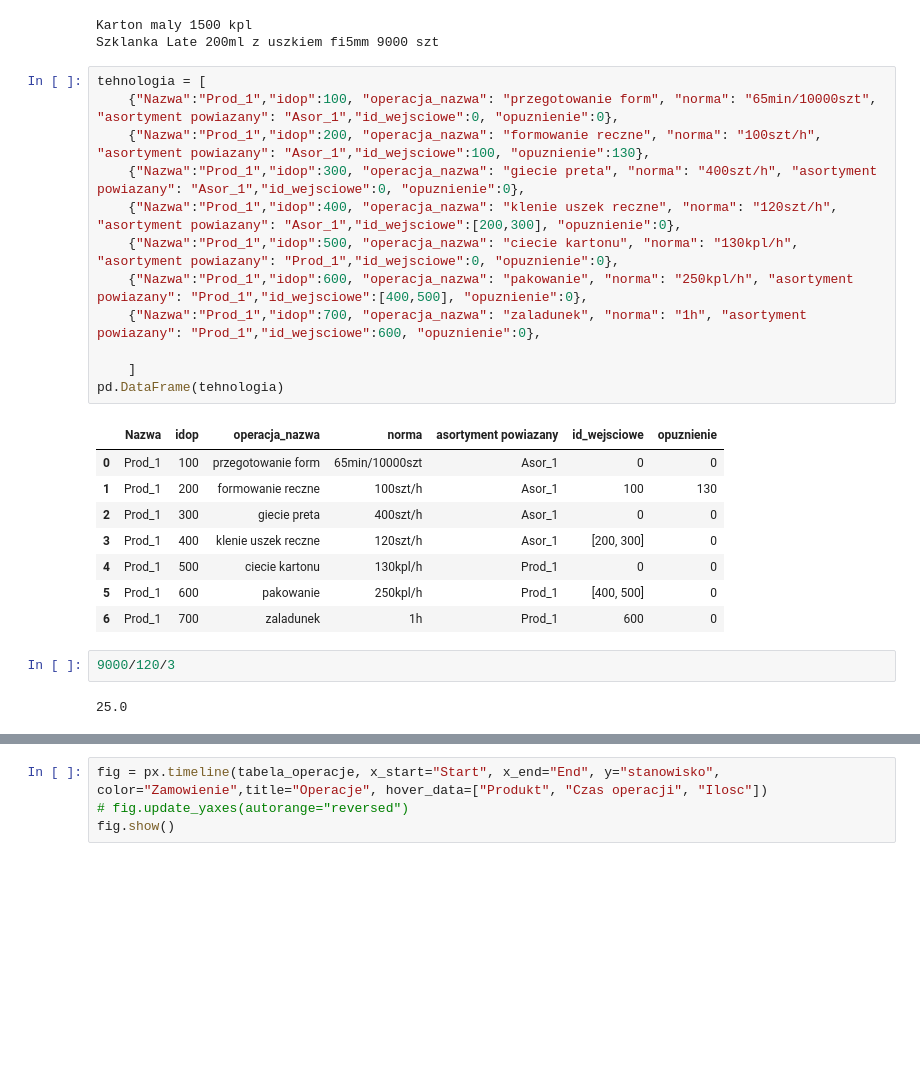
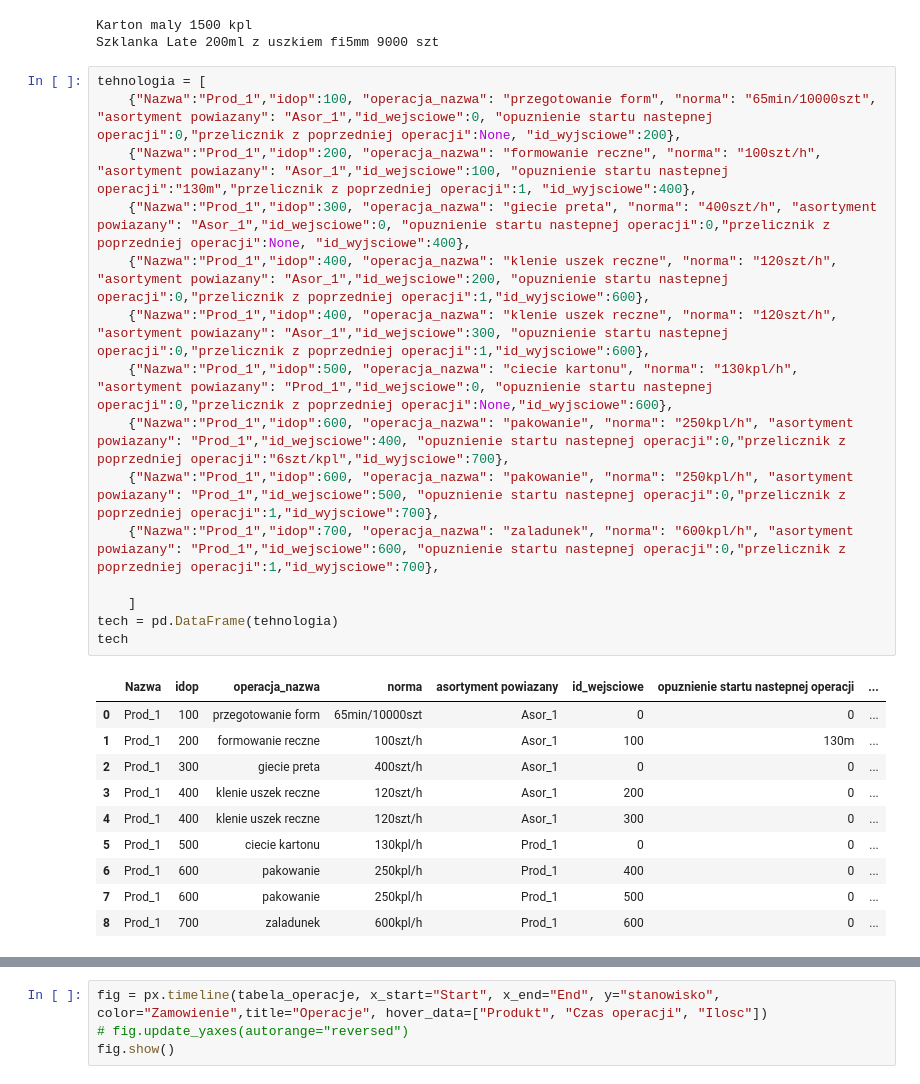
Before and after one commit to Mogarthron/Planer, a Jupyter notebook: plan.ipynb, the cells around one changed output, grey strips where cells are left out. Drawn from its saved outputs; the diff is of its cells as text; blank space fills up the shorter version.

```diff
--- a/plan.ipynb
+++ b/plan.ipynb
@@ -79,26 +79,27 @@ Karton maly 1500 kpl
 Szklanka Late 200ml z uszkiem fi5mm 9000 szt
 # %%
 tehnologia = [
-    {"Nazwa":"Prod_1","idop":100, "operacja_nazwa": "przegotowanie form", "norma": "65min/10000szt", "asortyment powiazany": "Asor_1","id_wejsciowe":0, "opuznienie":0},
-    {"Nazwa":"Prod_1","idop":200, "operacja_nazwa": "formowanie reczne", "norma": "100szt/h", "asortyment powiazany": "Asor_1","id_wejsciowe":100, "opuznienie":130},
-    {"Nazwa":"Prod_1","idop":300, "operacja_nazwa": "giecie preta", "norma": "400szt/h", "asortyment powiazany": "Asor_1","id_wejsciowe":0, "opuznienie":0},
-    {"Nazwa":"Prod_1","idop":400, "operacja_nazwa": "klenie uszek reczne", "norma": "120szt/h", "asortyment powiazany": "Asor_1","id_wejsciowe":[200,300], "opuznienie":0},
-    {"Nazwa":"Prod_1","idop":500, "operacja_nazwa": "ciecie kartonu", "norma": "130kpl/h", "asortyment powiazany": "Prod_1","id_wejsciowe":0, "opuznienie":0},
-    {"Nazwa":"Prod_1","idop":600, "operacja_nazwa": "pakowanie", "norma": "250kpl/h", "asortyment powiazany": "Prod_1","id_wejsciowe":[400,500], "opuznienie":0},
-    {"Nazwa":"Prod_1","idop":700, "operacja_nazwa": "zaladunek", "norma": "1h", "asortyment powiazany": "Prod_1","id_wejsciowe":600, "opuznienie":0},
+    {"Nazwa":"Prod_1","idop":100, "operacja_nazwa": "przegotowanie form", "norma": "65min/10000szt", "asortyment powiazany": "Asor_1","id_wejsciowe":0, "opuznienie startu nastepnej operacji":0,"przelicznik z poprzedniej operacji":None, "id_wyjsciowe":200},
+    {"Nazwa":"Prod_1","idop":200, "operacja_nazwa": "formowanie reczne", "norma": "100szt/h", "asortyment powiazany": "Asor_1","id_wejsciowe":100, "opuznienie startu nastepnej operacji":"130m","przelicznik z poprzedniej operacji":1, "id_wyjsciowe":400},
+    {"Nazwa":"Prod_1","idop":300, "operacja_nazwa": "giecie preta", "norma": "400szt/h", "asortyment powiazany": "Asor_1","id_wejsciowe":0, "opuznienie startu nastepnej operacji":0,"przelicznik z poprzedniej operacji":None, "id_wyjsciowe":400},
+    {"Nazwa":"Prod_1","idop":400, "operacja_nazwa": "klenie uszek reczne", "norma": "120szt/h", "asortyment powiazany": "Asor_1","id_wejsciowe":200, "opuznienie startu nastepnej operacji":0,"przelicznik z poprzedniej operacji":1,"id_wyjsciowe":600},
+    {"Nazwa":"Prod_1","idop":400, "operacja_nazwa": "klenie uszek reczne", "norma": "120szt/h", "asortyment powiazany": "Asor_1","id_wejsciowe":300, "opuznienie startu nastepnej operacji":0,"przelicznik z poprzedniej operacji":1,"id_wyjsciowe":600},
+    {"Nazwa":"Prod_1","idop":500, "operacja_nazwa": "ciecie kartonu", "norma": "130kpl/h", "asortyment powiazany": "Prod_1","id_wejsciowe":0, "opuznienie startu nastepnej operacji":0,"przelicznik z poprzedniej operacji":None,"id_wyjsciowe":600},
+    {"Nazwa":"Prod_1","idop":600, "operacja_nazwa": "pakowanie", "norma": "250kpl/h", "asortyment powiazany": "Prod_1","id_wejsciowe":400, "opuznienie startu nastepnej operacji":0,"przelicznik z poprzedniej operacji":"6szt/kpl","id_wyjsciowe":700},
+    {"Nazwa":"Prod_1","idop":600, "operacja_nazwa": "pakowanie", "norma": "250kpl/h", "asortyment powiazany": "Prod_1","id_wejsciowe":500, "opuznienie startu nastepnej operacji":0,"przelicznik z poprzedniej operacji":1,"id_wyjsciowe":700},
+    {"Nazwa":"Prod_1","idop":700, "operacja_nazwa": "zaladunek", "norma": "600kpl/h", "asortyment powiazany": "Prod_1","id_wejsciowe":600, "opuznienie startu nastepnej operacji":0,"przelicznik z poprzedniej operacji":1,"id_wyjsciowe":700},
 
     ]
-pd.DataFrame(tehnologia)
+tech = pd.DataFrame(tehnologia)
+tech
 # %% [output]
-|  | Nazwa | idop | operacja_nazwa | norma | asortyment powiazany | id_wejsciowe | opuznienie |
-| 0 | Prod_1 | 100 | przegotowanie form | 65min/10000szt | Asor_1 | 0 | 0 |
-| 1 | Prod_1 | 200 | formowanie reczne | 100szt/h | Asor_1 | 100 | 130 |
-| 2 | Prod_1 | 300 | giecie preta | 400szt/h | Asor_1 | 0 | 0 |
-| 3 | Prod_1 | 400 | klenie uszek reczne | 120szt/h | Asor_1 | [200, 300] | 0 |
-| 4 | Prod_1 | 500 | ciecie kartonu | 130kpl/h | Prod_1 | 0 | 0 |
-| 5 | Prod_1 | 600 | pakowanie | 250kpl/h | Prod_1 | [400, 500] | 0 |
-| 6 | Prod_1 | 700 | zaladunek | 1h | Prod_1 | 600 | 0 |
+|  | Nazwa | idop | operacja_nazwa | norma | asortyment powiazany | id_wejsciowe | opuznienie startu nastepnej operacji | ... |
+| 0 | Prod_1 | 100 | przegotowanie form | 65min/10000szt | Asor_1 | 0 | 0 | ... |
+| 1 | Prod_1 | 200 | formowanie reczne | 100szt/h | Asor_1 | 100 | 130m | ... |
+| 2 | Prod_1 | 300 | giecie preta | 400szt/h | Asor_1 | 0 | 0 | ... |
+| 3 | Prod_1 | 400 | klenie uszek reczne | 120szt/h | Asor_1 | 200 | 0 | ... |
+| 4 | Prod_1 | 400 | klenie uszek reczne | 120szt/h | Asor_1 | 300 | 0 | ... |
+| 5 | Prod_1 | 500 | ciecie kartonu | 130kpl/h | Prod_1 | 0 | 0 | ... |
+| 6 | Prod_1 | 600 | pakowanie | 250kpl/h | Prod_1 | 400 | 0 | ... |
+| 7 | Prod_1 | 600 | pakowanie | 250kpl/h | Prod_1 | 500 | 0 | ... |
+| 8 | Prod_1 | 700 | zaladunek | 600kpl/h | Prod_1 | 600 | 0 | ... |
-# %%
-9000/120/3
-# %% [output]
-25.0
```
Also changed, not shown: parts of 6 cells of this notebook.
